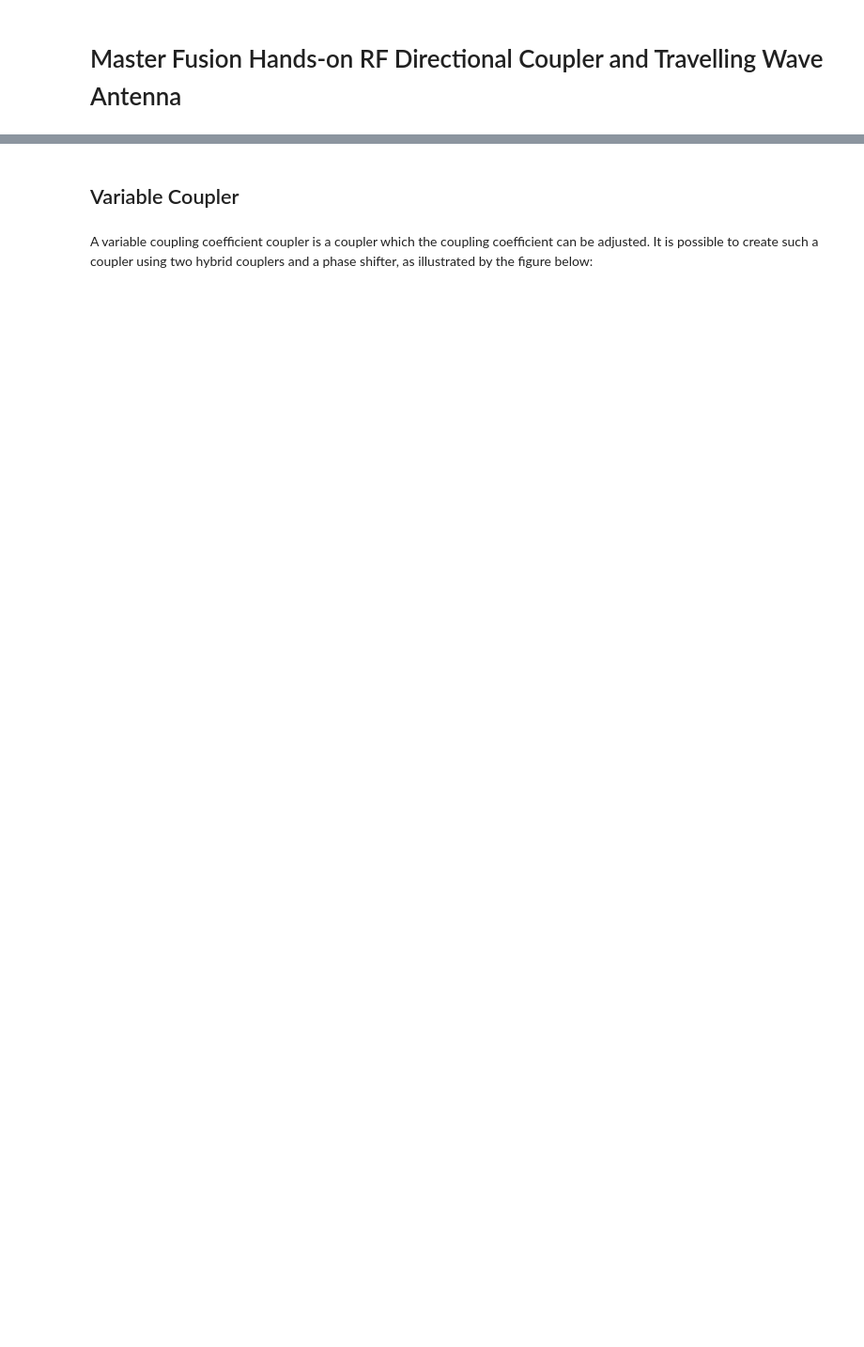
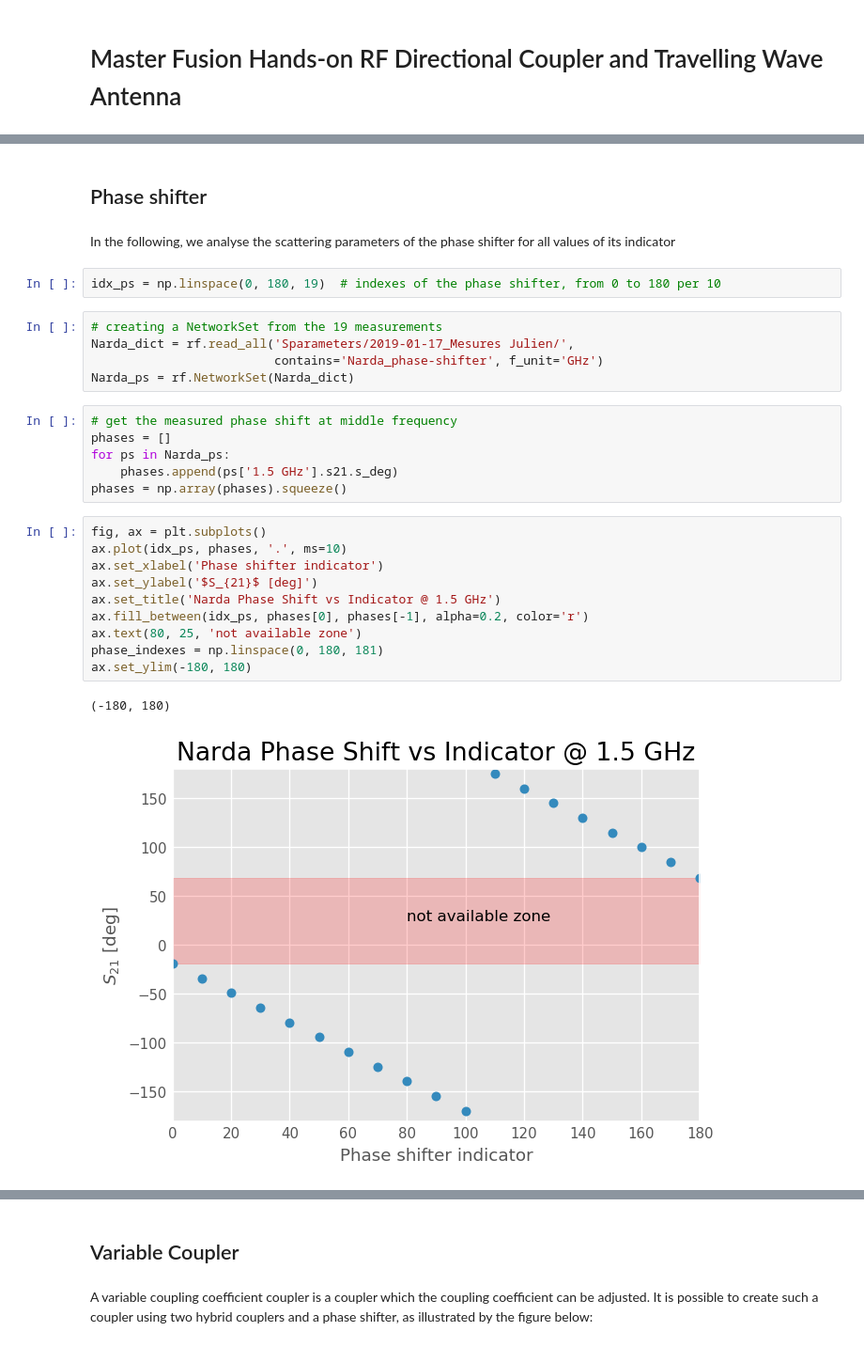
Before and after one commit to Hash--/ICRH, a Jupyter notebook: TWA/Master Fusion Hands-on/Master Fusion Hands-on TWA.ipynb, the cells around one changed output, grey strips where cells are left out. Shown: that part at 94% size. Saved outputs shown, nothing was run; the diff lists cells and outputs as text; blank space fills up the shorter version.

```diff
--- a/TWA/Master Fusion Hands-on/Master Fusion Hands-on TWA.ipynb
+++ b/TWA/Master Fusion Hands-on/Master Fusion Hands-on TWA.ipynb
@@ -7,3 +12,33 @@ import skrf as rf
 # %% [output]
 Using matplotlib backend: Qt5Agg
 Populating the interactive namespace from numpy and matplotlib
+# %% [markdown]
+## Phase shifter
+# %% [markdown]
+In the following, we analyse the scattering parameters of the phase shifter for all values of its indicator
+# %%
+idx_ps = np.linspace(0, 180, 19)  # indexes of the phase shifter, from 0 to 180 per 10
+# %%
+# creating a NetworkSet from the 19 measurements
+Narda_dict = rf.read_all('Sparameters/2019-01-17_Mesures Julien/',
+                         contains='Narda_phase-shifter', f_unit='GHz')
+Narda_ps = rf.NetworkSet(Narda_dict)
+# %%
+# get the measured phase shift at middle frequency
+phases = []
+for ps in Narda_ps:
+    phases.append(ps['1.5 GHz'].s21.s_deg)
+phases = np.array(phases).squeeze()
+# %%
+fig, ax = plt.subplots()
+ax.plot(idx_ps, phases, '.', ms=10)
+ax.set_xlabel('Phase shifter indicator')
+ax.set_ylabel('$S_{21}$ [deg]')
+ax.set_title('Narda Phase Shift vs Indicator @ 1.5 GHz')
+ax.fill_between(idx_ps, phases[0], phases[-1], alpha=0.2, color='r')
+ax.text(80, 25, 'not available zone')
+phase_indexes = np.linspace(0, 180, 181)
+ax.set_ylim(-180, 180)
+# %% [output]
+(-180, 180)
+[figure, added]
```
Also changed, not shown: parts of 26 cells of this notebook.
